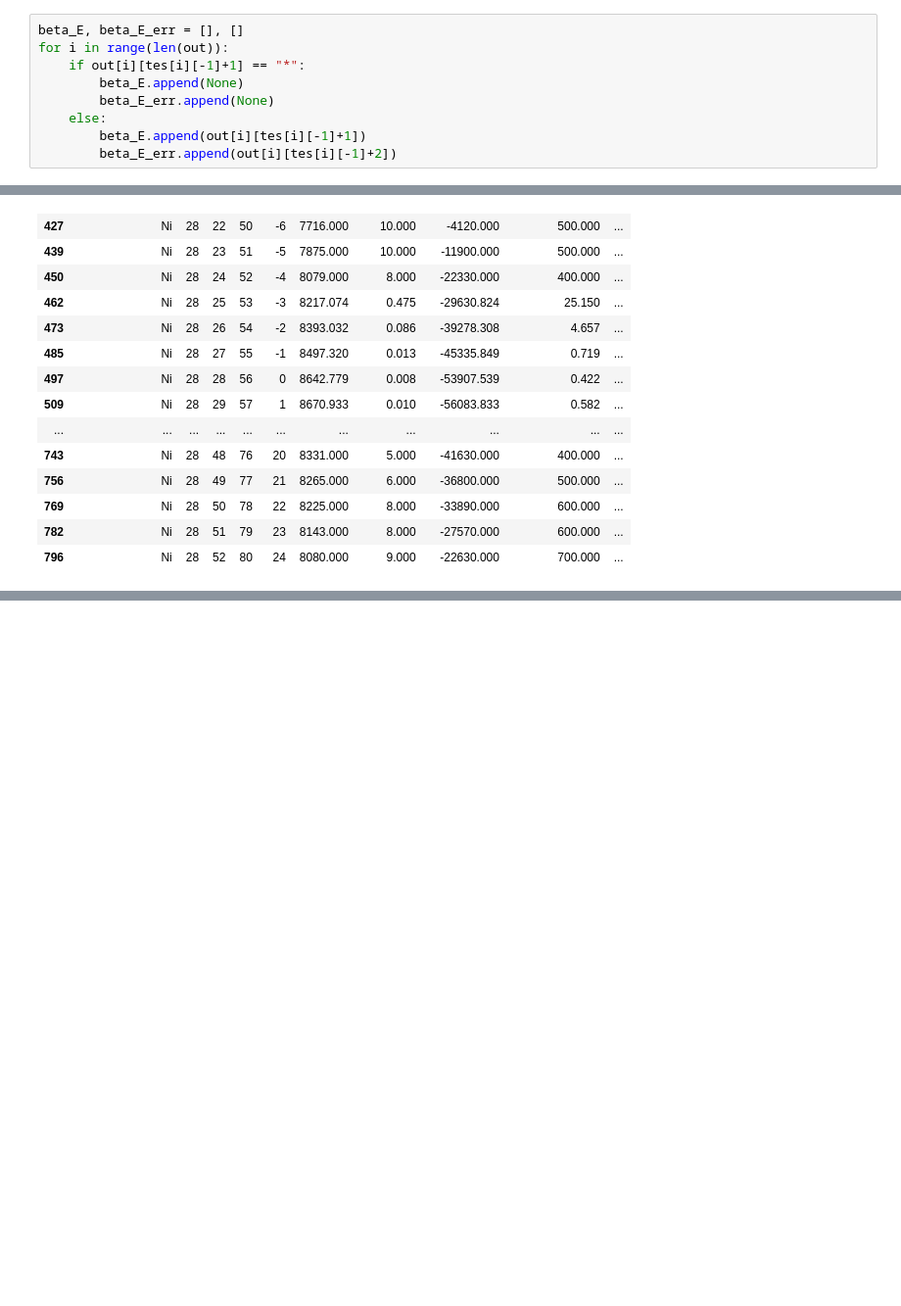
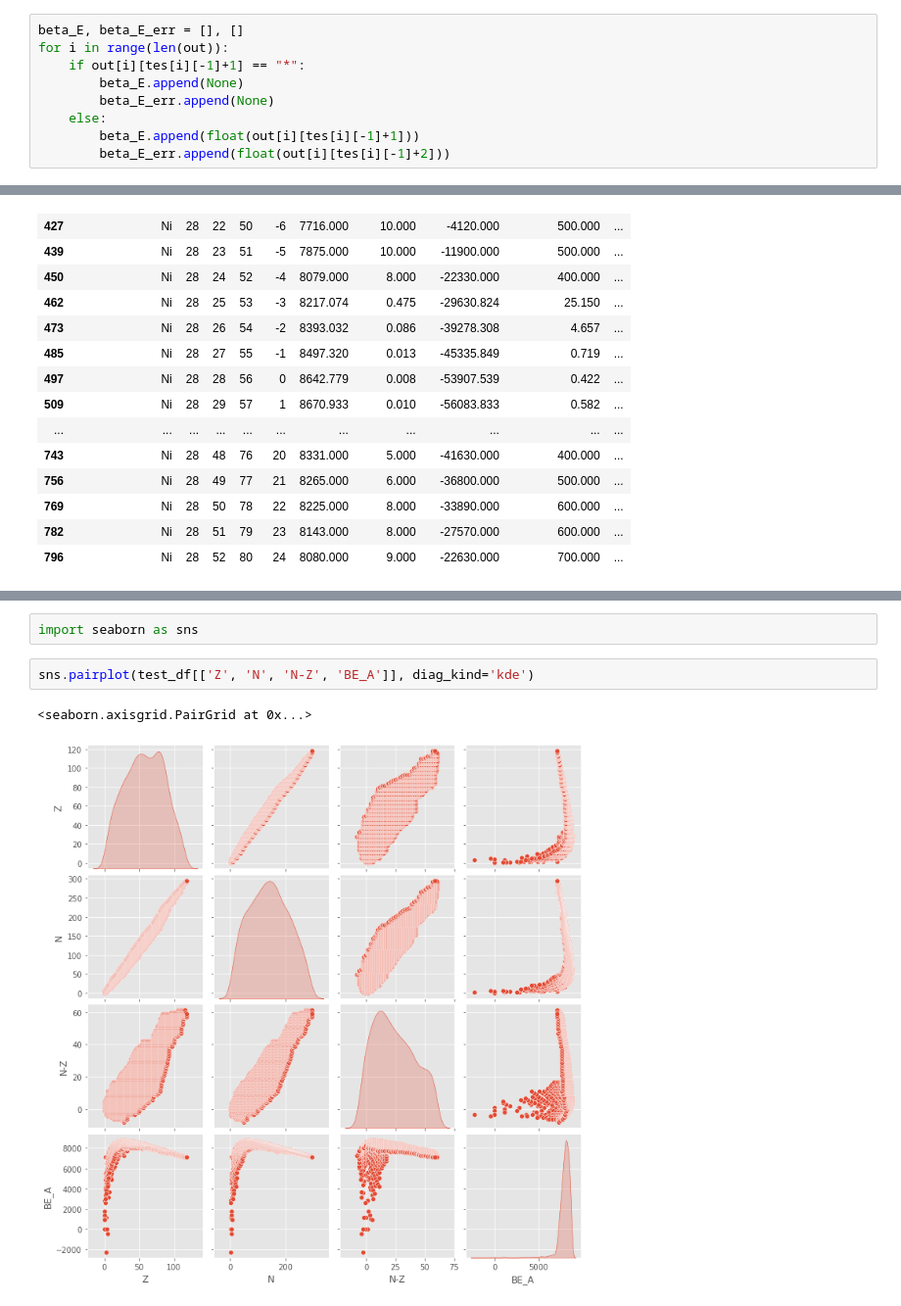
Before and after one commit to jtkwar/nuclear_musings, a Jupyter notebook: NuclearMassPredictor_v1.ipynb, the cells around one changed output, grey strips where cells are left out. Shown at 98% size. Saved outputs shown, nothing was run; the diff lists cells and outputs as text; blank space fills up the shorter version.

```diff
--- a/NuclearMassPredictor_v1.ipynb
+++ b/NuclearMassPredictor_v1.ipynb
@@ -231,8 +236,8 @@ for i in range(len(out)):
         beta_E.append(None)
         beta_E_err.append(None)
     else:
-        beta_E.append(out[i][tes[i][-1]+1])
-        beta_E_err.append(out[i][tes[i][-1]+2])
+        beta_E.append(float(out[i][tes[i][-1]+1]))
+        beta_E_err.append(float(out[i][tes[i][-1]+2]))
 # %%
 len(beta_E_err)
 # %% [output]
@@ -278,0 +293,7 @@ dtype: object
+# %%
+import seaborn as sns
+# %%
+sns.pairplot(test_df[['Z', 'N', 'N-Z', 'BE_A']], diag_kind='kde')
+# %% [output]
+<seaborn.axisgrid.PairGrid at 0x...>
+[figure, added]
```
Also changed, not shown: parts of 18 cells of this notebook, 1 other file.
